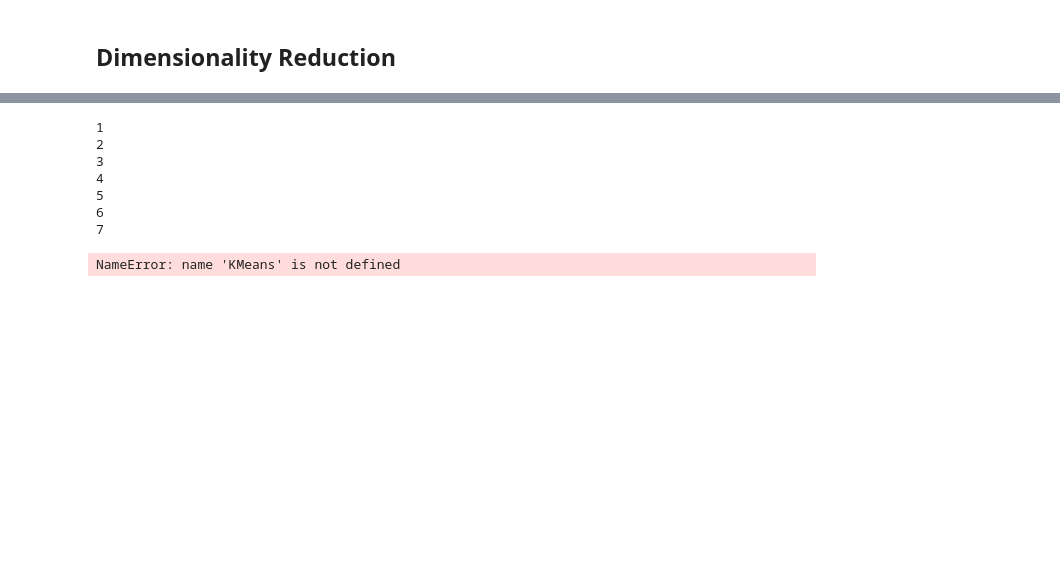
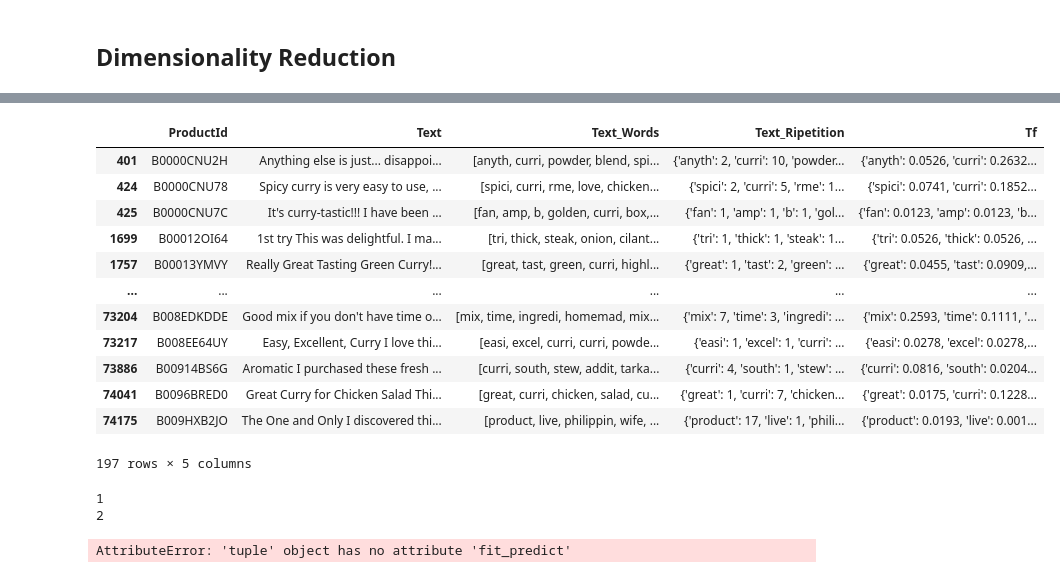
Before and after one commit to domenicocinque/ADM-HW4, a Jupyter notebook: HW4_Q2.ipynb, the cells around one changed output, grey strips where cells are left out. Drawn from its saved outputs; the diff is of its cells as text; code cells hidden in the pictures; blank space fills up the shorter version.

```diff
--- a/HW4_Q2.ipynb
+++ b/HW4_Q2.ipynb
@@ -219,3 +228,3 @@ print(svd.explained_variance_ratio_.sum())
 # %%
-svd_a = svd.transform(a)
+svd_matrix = svd.transform(matrix)
 # %%
@@ -246,34 +254,37 @@ def euclidian_dist (x, y):
     for i in range(len(x)):    #iterating over the number of components
         dist += (x[i]-y[i])**2
     return (math.sqrt(dist))
+# %%
+def euclidian_dist(x,y):
+    return np.linalg.norm(x-y)
 # %%
-#K-means Algorithm
 def KMeans(k, matrix):
-     #Step 1
+    # 1. Choosing k random representatives
     representatives_idx = random.sample(range(1, len(matrix)), k)  #Chosing the initial representatives
     new_representatives =  []
-
     for i in range(k):
         new_representatives.append(matrix[representatives_idx[i]])
-
     representatives = []
 
     run = True
     limit = 0
-
     while run:
         representatives = new_representatives
-        #Creating the clusters
-        clusters = {i: [] for i in range(k)}  # empty dictionary for each cluster with list as value
-        #Step 2
-        for point in matrix:
-            dist_xmu = []      #This variable contains the distance between the point and the representatives
-            for i in range(k): #for each representative
+
+        # Creating the clusters
+        clusters = {i: [] for i in range(k)}  # Empty dictionary for each cluster with list as value
+        i_clusters = {i: [] for i in range(k)}
+
+        # 2. Computing distances and choosing
+        for ind, point in enumerate(matrix):
+            dist_xmu = []      # Distance between the point and the representatives for each representative
+            for i in range(k):
                 dist_xmu.append(euclidian_dist(representatives[i], point))
             nearest_representative = dist_xmu.index(min(dist_xmu))
             clusters[nearest_representative].append(point) #Put the point in the cluster with the minimum distance
+            i_clusters[nearest_representative].append(ind)
 
-        #Step 3
+        # 3. Selecting new representatives
         new_representatives = []
         for i in range(k):
             run = False
@@ -284,25 +295,35 @@ def KMeans(k, matrix):
                 limit += 1
 
         if limit == 15:
-            return clusters, new_representatives
+            return clusters, new_representatives, i_clusters
 
-    return clusters, new_representatives
+    return clusters, new_representatives, i_clusters
 # %%
-clusters, new_representatives = KMeans(10, svd_a)
+clusters, new_representatives, i_clusters = KMeans(10, svd_matrix)
-# %% [output]
-1
-2
-3
-4
-5
-6
-7
+# %%
+df.iloc[i_clusters[0]]
+# %% [output]
+|  | ProductId | Text | Text_Words | Text_Ripetition | Tf |
+| 401 | B0000CNU2H | Anything else is just... disappoi... | [anyth, curri, powder, blend, spi... | {'anyth': 2, 'curri': 10, 'powder... | {'anyth': 0.0526, 'curri': 0.2632... |
+| 424 | B0000CNU78 | Spicy curry is very easy to use, ... | [spici, curri, rme, love, chicken... | {'spici': 2, 'curri': 5, 'rme': 1... | {'spici': 0.0741, 'curri': 0.1852... |
+| 425 | B0000CNU7C | It's curry-tastic!!! I have been ... | [fan, amp, b, golden, curri, box,... | {'fan': 1, 'amp': 1, 'b': 1, 'gol... | {'fan': 0.0123, 'amp': 0.0123, 'b... |
+| 1699 | B00012OI64 | 1st try This was delightful. I ma... | [tri, thick, steak, onion, cilant... | {'tri': 1, 'thick': 1, 'steak': 1... | {'tri': 0.0526, 'thick': 0.0526, ... |
+| 1757 | B00013YMVY | Really Great Tasting Green Curry!... | [great, tast, green, curri, highl... | {'great': 1, 'tast': 2, 'green': ... | {'great': 0.0455, 'tast': 0.0909,... |
+| ... | ... | ... | ... | ... | ... |
+| 73204 | B008EDKDDE | Good mix if you don't have time o... | [mix, time, ingredi, homemad, mix... | {'mix': 7, 'time': 3, 'ingredi': ... | {'mix': 0.2593, 'time': 0.1111, '... |
+| 73217 | B008EE64UY | Easy, Excellent, Curry I love thi... | [easi, excel, curri, curri, powde... | {'easi': 1, 'excel': 1, 'curri': ... | {'easi': 0.0278, 'excel': 0.0278,... |
+| 73886 | B00914BS6G | Aromatic I purchased these fresh ... | [curri, south, stew, addit, tarka... | {'curri': 4, 'south': 1, 'stew': ... | {'curri': 0.0816, 'south': 0.0204... |
+| 74041 | B0096BRED0 | Great Curry for Chicken Salad Thi... | [great, curri, chicken, salad, cu... | {'great': 1, 'curri': 7, 'chicken... | {'great': 0.0175, 'curri': 0.1228... |
+| 74175 | B009HXB2JO | The One and Only I discovered thi... | [product, live, philippin, wife, ... | {'product': 17, 'live': 1, 'phili... | {'product': 0.0193, 'live': 0.001... |
+197 rows × 5 columns
 # %%
 #step 0
 elbow = {}
 for k in tqdm(range(3,20)):
-    elbow_model = KMeans (n_clusters = k)
+    elbow_model = KMeans(k, svd_a)
     elbow_model.fit_predict(slice)
     elbow[k] = elbow_model.inertia_
 # %% [output]
-NameError: name 'KMeans' is not defined
+1
+2
+AttributeError: 'tuple' object has no attribute 'fit_predict'
```
Also changed, not shown: parts of 24 cells of this notebook.
